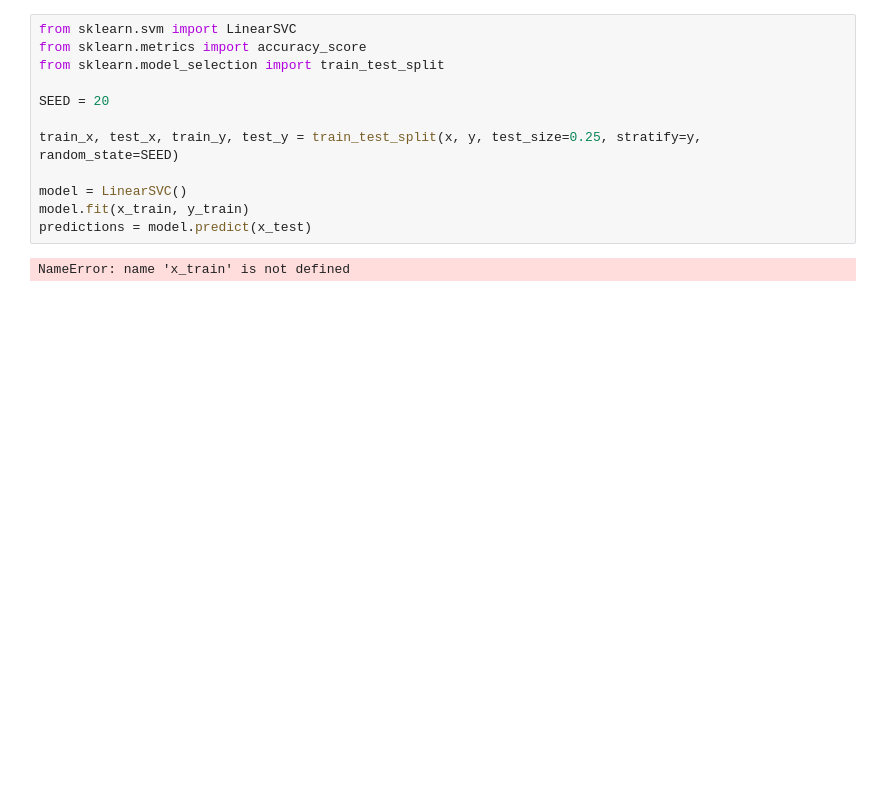
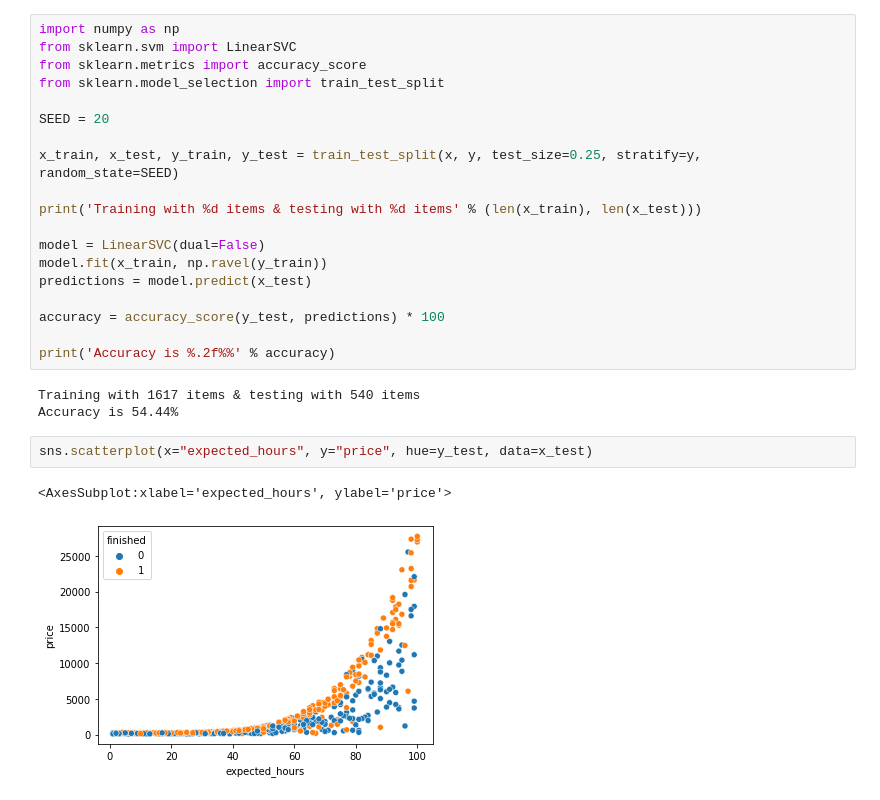
Before and after one commit to Victor-Fiamoncini/ml-binary-classification, a Jupyter notebook: site_projects.ipynb, the cells around one changed output. Drawn from its saved outputs; the diff is of its cells as text; blank space fills up the shorter version.

Commit message:
add site-projects prediction & decision boundary plot

```diff
--- a/site_projects.ipynb
+++ b/site_projects.ipynb
@@ -19,14 +22,27 @@ sns.scatterplot(x='expected_hours', y='price', hue='finished', data=data)
 # %%
+import numpy as np
 from sklearn.svm import LinearSVC
 from sklearn.metrics import accuracy_score
 from sklearn.model_selection import train_test_split
 
 SEED = 20
 
-train_x, test_x, train_y, test_y = train_test_split(x, y, test_size=0.25, stratify=y, random_state=SEED)
+x_train, x_test, y_train, y_test = train_test_split(x, y, test_size=0.25, stratify=y, random_state=SEED)
 
-model = LinearSVC()
-model.fit(x_train, y_train)
+print('Training with %d items & testing with %d items' % (len(x_train), len(x_test)))
+
+model = LinearSVC(dual=False)
+model.fit(x_train, np.ravel(y_train))
 predictions = model.predict(x_test)
+
+accuracy = accuracy_score(y_test, predictions) * 100
+
+print('Accuracy is %.2f%%' % accuracy)
 # %% [output]
-NameError: name 'x_train' is not defined
+Training with 1617 items & testing with 540 items
+Accuracy is 54.44%
+# %%
+sns.scatterplot(x="expected_hours", y="price", hue=y_test, data=x_test)
+# %% [output]
+<AxesSubplot:xlabel='expected_hours', ylabel='price'>
+[figure, added]
```
Also changed, not shown: parts of 3 cells of this notebook.
